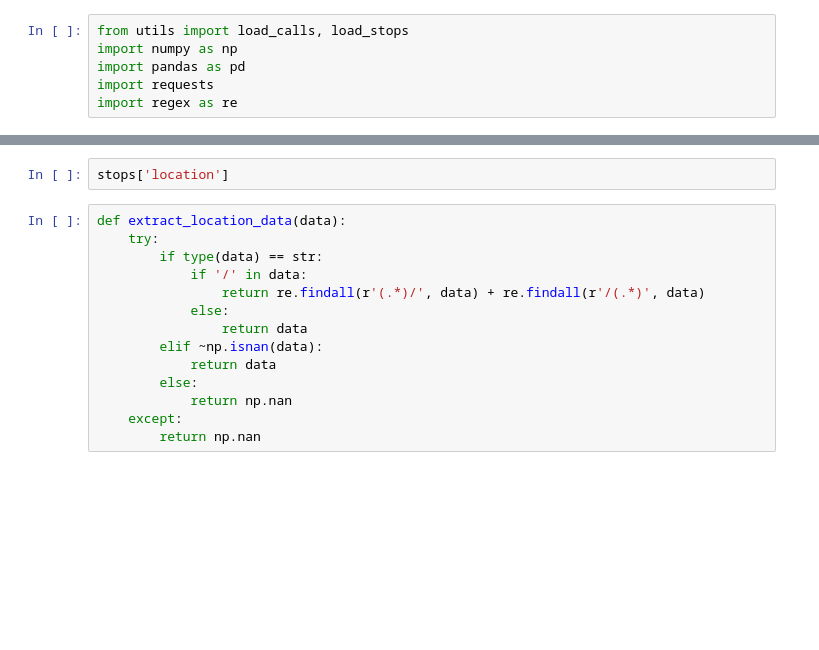
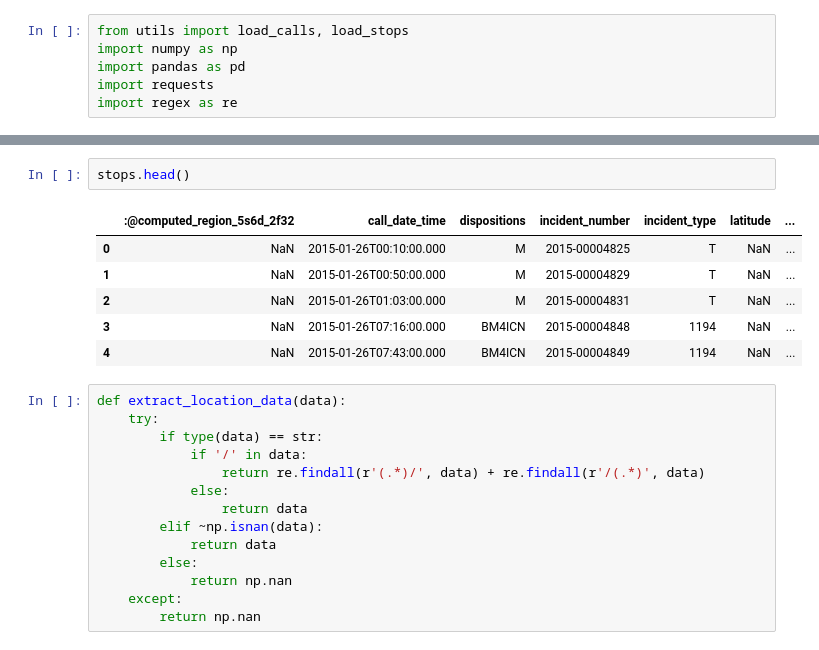
Before and after one commit to ritvik-iyer/Cal-Crime, a Jupyter notebook: Utils Demo.ipynb, the cells around one changed output, grey strips where cells are left out. Drawn from its saved outputs; the diff is of its cells as text; blank space fills up the shorter version.

```diff
--- a/Utils Demo.ipynb
+++ b/Utils Demo.ipynb
@@ -21,5 +60,12 @@ stops[~(stops['latitude'].isnull() | stops['longitude'].isnull())]
 # %%
-stops['location']
+stops.head()
+# %% [output]
+|  | :@computed_region_5s6d_2f32 | call_date_time | dispositions | incident_number | incident_type | latitude | ... |
+| 0 | NaN | 2015-01-26T00:10:00.000 | M | 2015-00004825 | T | NaN | ... |
+| 1 | NaN | 2015-01-26T00:50:00.000 | M | 2015-00004829 | T | NaN | ... |
+| 2 | NaN | 2015-01-26T01:03:00.000 | M | 2015-00004831 | T | NaN | ... |
+| 3 | NaN | 2015-01-26T07:16:00.000 | BM4ICN | 2015-00004848 | 1194 | NaN | ... |
+| 4 | NaN | 2015-01-26T07:43:00.000 | BM4ICN | 2015-00004849 | 1194 | NaN | ... |
 # %%
 def extract_location_data(data):
     try:
```
Also changed, not shown: parts of 5 cells of this notebook, 2 other files.
